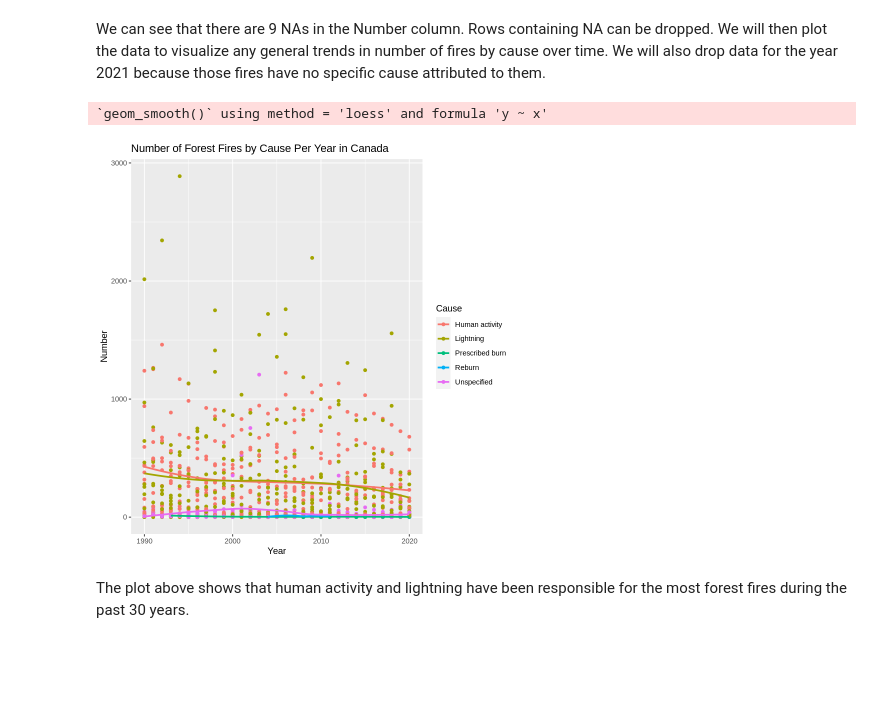
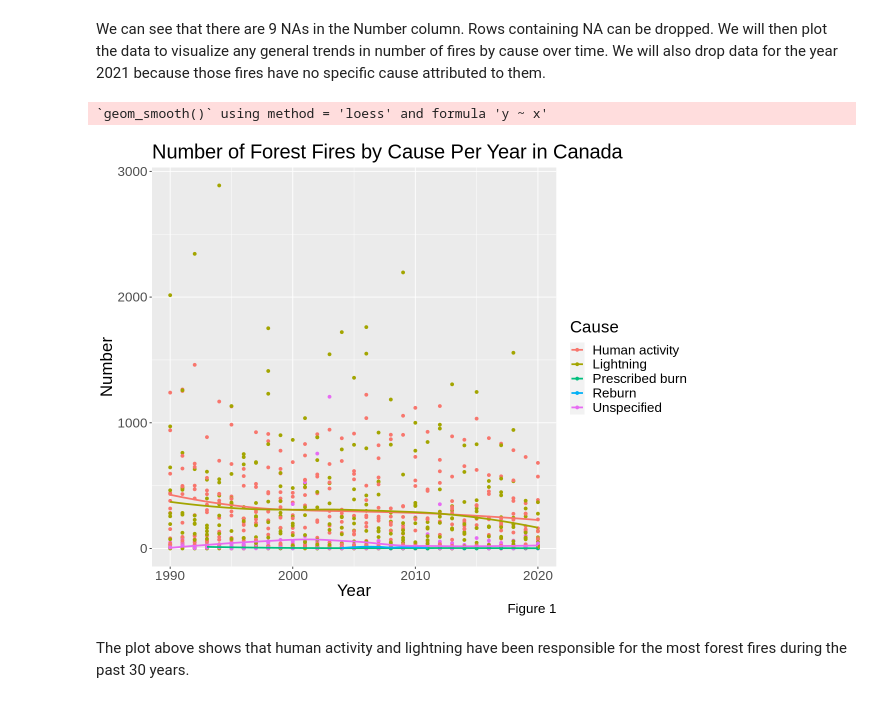
Before and after one commit to hakkd/Canada-Forest-Fires-By-Cause, a Jupyter notebook: report_group2.ipynb, the cells around one changed output. Drawn from its saved outputs; the diff is of its cells as text; code cells hidden in the pictures; blank space fills up the shorter version.

Commit message:
Added labels to graphs and explained correlation briefly

```diff
--- a/report_group2.ipynb
+++ b/report_group2.ipynb
@@ -101,18 +93,20 @@ We can see that there are 9 NAs in the Number column. Rows containing NA can be
 # %%
 fire_data <- fire_data %>%
     drop_na(Number) %>%
     filter(Year < 2021)
 
 fire_plot <- fire_data %>%
     ggplot(aes(x = Year, y = Number, color = Cause)) +
     geom_point() +
     geom_smooth(se = FALSE) +
-    ggtitle("Number of Forest Fires by Cause Per Year in Canada")
+    theme(text = element_text(size = 20)) +
+    ggtitle("Number of Forest Fires by Cause Per Year in Canada") +
+    labs(caption = "Figure 1")
 
 fire_plot
 # %% [output]
 `geom_smooth()` using method = 'loess' and formula 'y ~ x'
-[figure, old version]
+[figure, new version]
 # %% [markdown]
 The plot above shows that human activity and lightning have been responsible for the most forest fires during the past 30 years.
 # %% [markdown]
```
Also changed, not shown: parts of 6 cells of this notebook.
